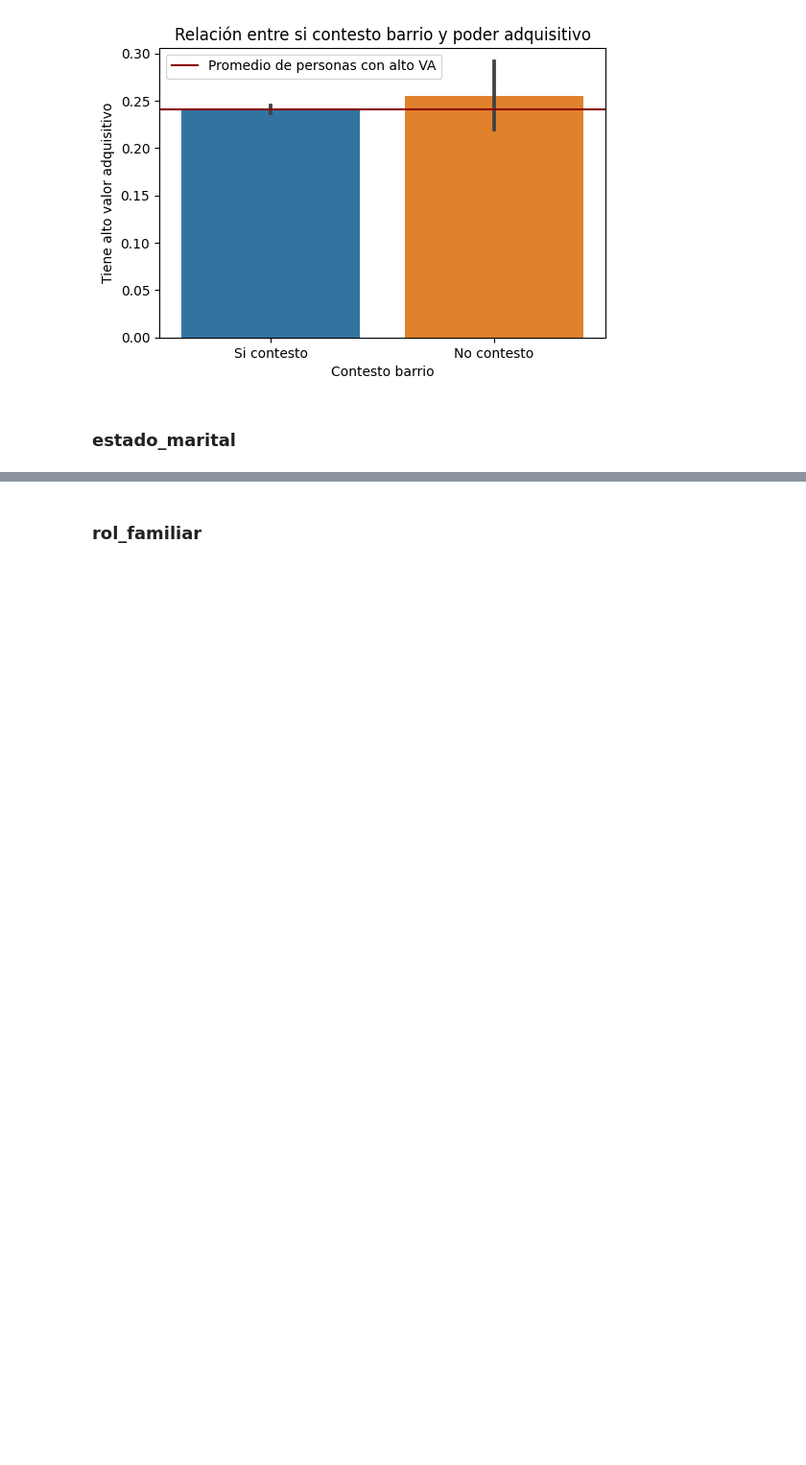
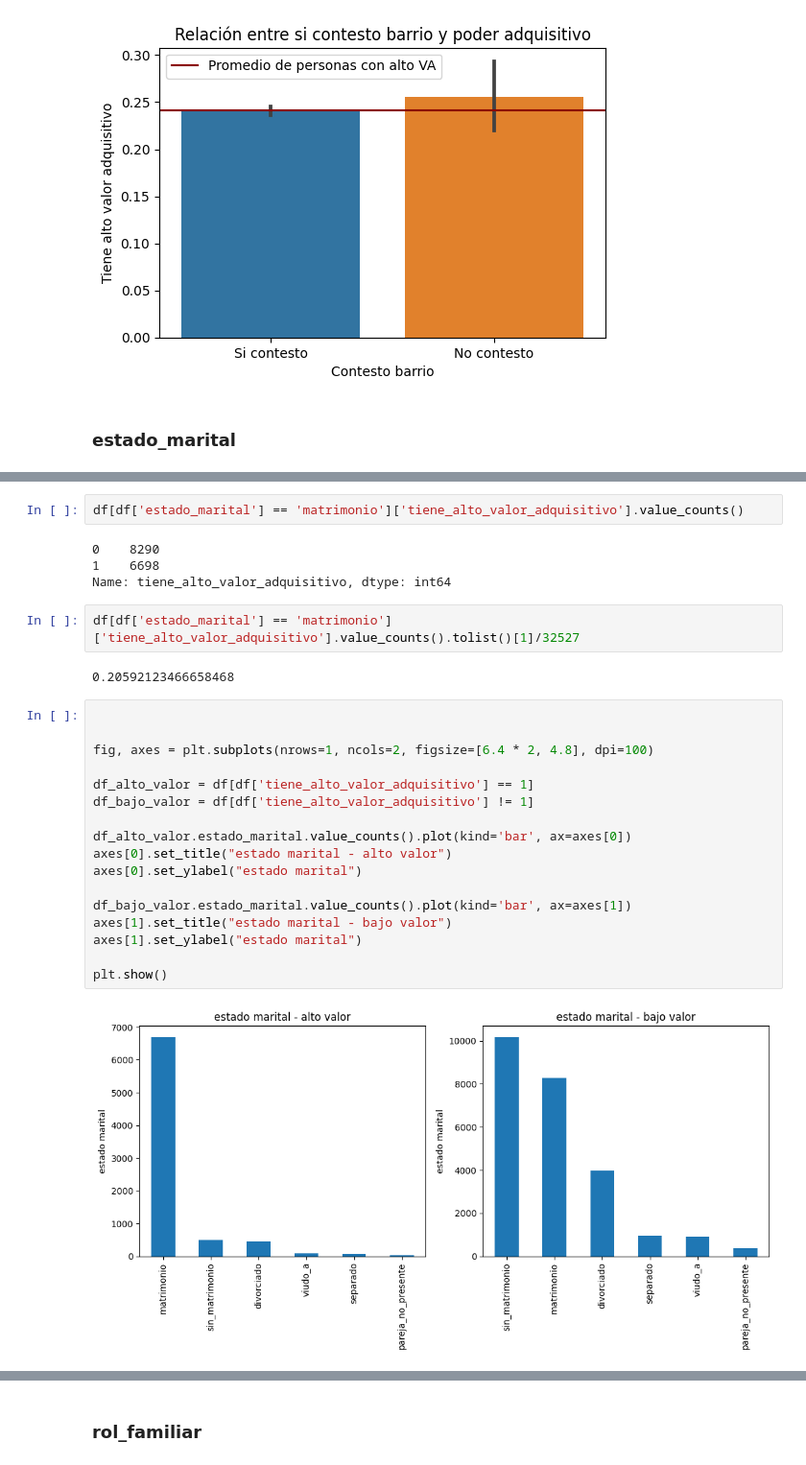
Before and after one commit to SantiValdezUlzurrun/TP-2021-1C-Organizacion-de-datos, a Jupyter notebook: Variables/estado_marital.ipynb, the cells around one changed output, grey strips where cells are left out. Shown at 96% size. Saved outputs shown, nothing was run; the diff lists cells and outputs as text; blank space fills up the shorter version.

```diff
--- a/Variables/estado_marital.ipynb
+++ b/Variables/estado_marital.ipynb
@@ -55,0 +56,29 @@ plt.show()
+# %%
+df[df['estado_marital'] == 'matrimonio']['tiene_alto_valor_adquisitivo'].value_counts()
+# %% [output]
+0    8290
+1    6698
+Name: tiene_alto_valor_adquisitivo, dtype: int64
+# %%
+df[df['estado_marital'] == 'matrimonio']['tiene_alto_valor_adquisitivo'].value_counts().tolist()[1]/32527
+# %% [output]
+0.20592123466658468
+# %%
+
+
+fig, axes = plt.subplots(nrows=1, ncols=2, figsize=[6.4 * 2, 4.8], dpi=100)
+
+df_alto_valor = df[df['tiene_alto_valor_adquisitivo'] == 1]
+df_bajo_valor = df[df['tiene_alto_valor_adquisitivo'] != 1]
+
+df_alto_valor.estado_marital.value_counts().plot(kind='bar', ax=axes[0])
+axes[0].set_title("estado marital - alto valor")
+axes[0].set_ylabel("estado marital")
+
+df_bajo_valor.estado_marital.value_counts().plot(kind='bar', ax=axes[1])
+axes[1].set_title("estado marital - bajo valor")
+axes[1].set_ylabel("estado marital")
+
+plt.show()
+# %% [output]
+[figure, added]
```
Also changed, not shown: parts of 12 cells of this notebook, 8 other files.
